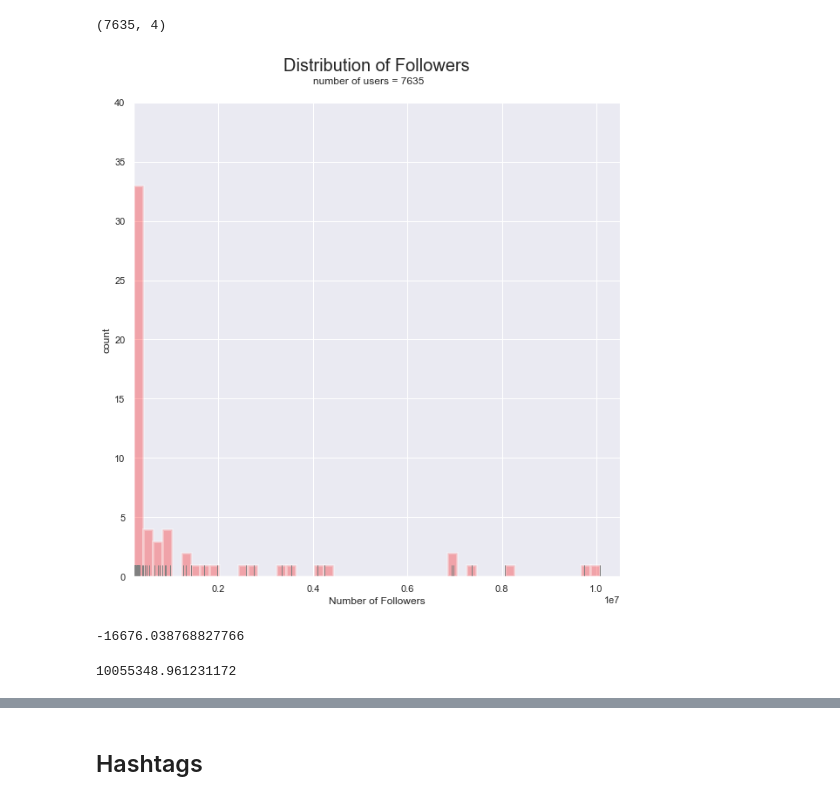
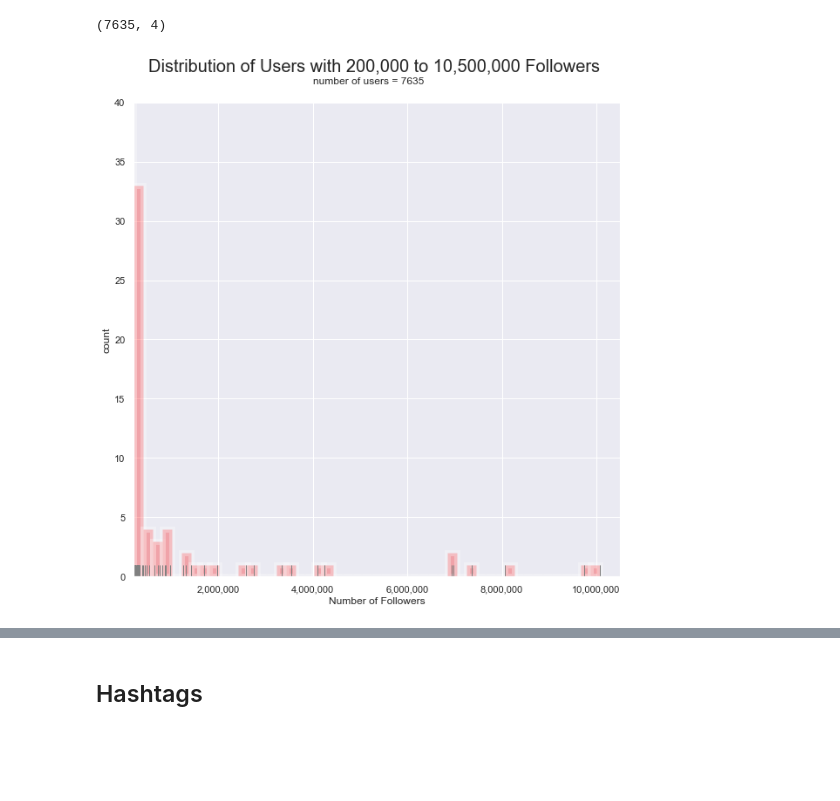
Before and after one commit to sofiapiedrahita/CyberCollective, a Jupyter notebook: Cyber Security Tweets Analysis - Elyse.ipynb, the cells around one changed output, grey strips where cells are left out. Cells and saved outputs as stored; diff of their text form; code cells hidden in the pictures; blank space fills up the shorter version.

```diff
--- a/Cyber Security Tweets Analysis - Elyse.ipynb
+++ b/Cyber Security Tweets Analysis - Elyse.ipynb
@@ -369,23 +364,3 @@ followers['diff_from_mean'] = followers['new_fol_col'] - mean_fol
 followers.shape
 # %% [output]
 (7635, 4)
-# %%
-fig, ax = plt.subplots(figsize=(10,10))
-sns.distplot(followers['new_fol_col'], norm_hist = False, kde = False, rug = True, color = "gray",
-            hist_kws={"linewidth": 3, "color": "red", "alpha": .3,})
-plt.title("Distribution of Followers", y = 1.055, size = 20)
-plt.suptitle("number of users = 7635", y = .92);
-plt.xlabel("Number of Followers")
-plt.ylabel("count")
-plt.xlim((200000, 10500000))
-plt.ylim((0,40));
-# %% [output]
-[figure, removed]
-# %%
-followers['diff_from_mean'].min()
-# %% [output]
--16676.038768827766
-# %%
-followers['diff_from_mean'].max()
-# %% [output]
-10055348.961231172
@@ -393,0 +367,22 @@ sns.distplot?
+# %%
+fig, ax = plt.subplots(figsize=(10,10))
+sns.distplot(followers['new_fol_col'], norm_hist = False, kde = False, rug = True, color = "gray",
+            hist_kws={"linewidth": 7, "color": "red", "alpha": .3,})
+plt.title("Distribution of Users with 200,000 to 10,500,000 Followers ", y = 1.055, size = 20)
+plt.suptitle("number of users = 7635", y = .92);
+plt.xlabel("Number of Followers")
+plt.ylabel("count")
+plt.xlim((200000, 10500000))
+plt.ylim((0,40))
+from matplotlib.ticker import ScalarFormatter, FormatStrFormatter
+
+ax.xaxis.set_major_formatter(FormatStrFormatter('%.0f'))
+
+ax.get_xaxis().set_major_formatter(
+    matplotlib.ticker.FuncFormatter(lambda x, p: format(int(x), ',')))
+
+plt.show()
+
+#ax.xaxis.set_major_formatter(FormatStrFormatter('{:,}'));
+# %% [output]
+[figure, added]
```
Also changed, not shown: parts of 8 cells of this notebook.
